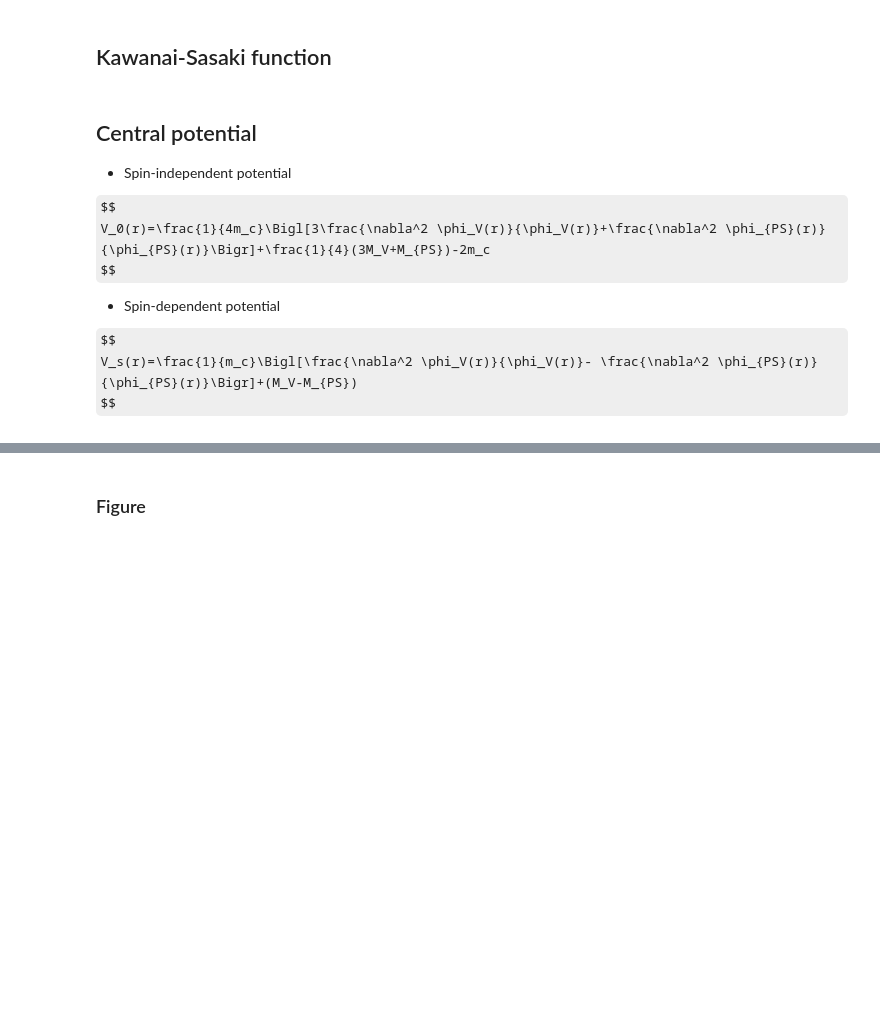
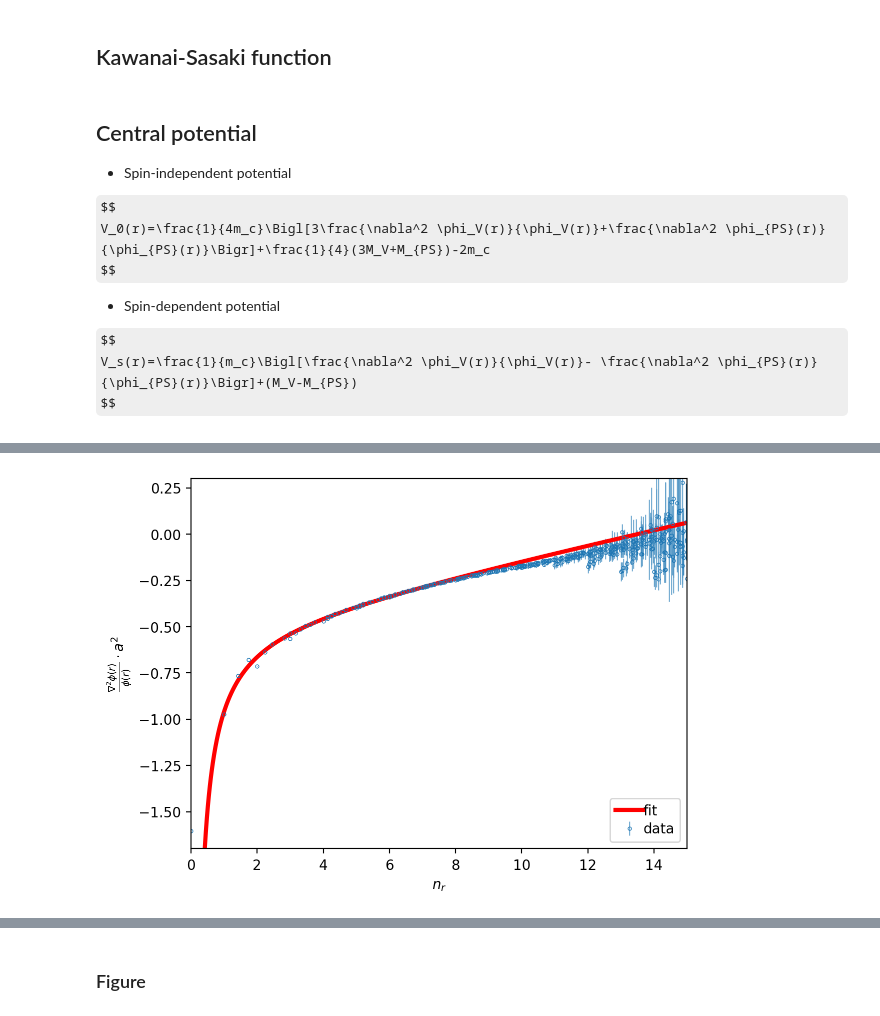
Before and after one commit to tinikov/lqcd, a Jupyter notebook: ccbar:analysis/4pt-analysis.ipynb, the cells around one changed output, grey strips where cells are left out. Cells and saved outputs as stored; diff of their text form; code cells hidden in the pictures; some formulas as TeX source; blank space fills up the shorter version.

```diff
--- a/ccbar:analysis/4pt-analysis.ipynb
+++ b/ccbar:analysis/4pt-analysis.ipynb
@@ -344,0 +362,87 @@ for ig in range(2):
+# %%
+# Initialize
+ifname = f"result/{gauge[0]}/potential/sphr.v0.+29.txt"
+
+rfit_min = 0.01
+rfit_max = 12
+
+
+# Define Cornell potential
+def cornell(r, A, sigma, V0):
+    return -A / r + sigma * r + V0
+
+
+# Make data
+rawdata = np.loadtxt(ifname, dtype=np.float64)[0:xyz_cube]
+
+mask = (rawdata[:, 0] > rfit_min) & (rawdata[:, 0] < rfit_max)
+subdata = rawdata[mask]
+sorted_indices = np.argsort(subdata[:, 0])
+
+fitdata = subdata[sorted_indices]
+
+fitsites = fitdata[:, 0]
+fitprev = fitdata[:, 1]
+fiterr = fitdata[:, 2]
+
+# Fit
+para = {
+    "A": 1,
+    "sigma": 0.1,
+    "V0": 0.01,
+}
+least_squares = LeastSquares(fitsites, fitprev, fiterr, cornell)
+m = Minuit(least_squares, **para)
+m.migrad()
+
+# Print result
+# df = np.shape(fitdata)[0] - 3 - 1
+# chi = m.fval
+# print(f"χ^2/df = {chi / df}")
+fig, ax = plt.subplots()
+
+errbar_plot_style = {
+    "fmt": ".",
+    "markersize": 5,
+    "markeredgewidth": 0.5,
+    "linewidth": 0.5,
+    "color": "tab:blue",
+    # "markerfacecolor": "white",
+    "fillstyle": "none",
+}
+
+plot_style = {
+    "linewidth": 3,
+    "color": "red",
+}
+
+legend_style = {
+    "loc": 4,
+    "handletextpad": 0,
+    "labelspacing": 0.3,
+}
+
+ax.errorbar(
+    rawdata[:, 0], rawdata[:, 1], rawdata[:, 2], label="data", **errbar_plot_style
+)
+x_fit = np.arange(0.01, 28, 0.01)
+ax.plot(x_fit, cornell(x_fit, *m.values), label="fit", **plot_style)
+
+ax.legend(**legend_style)
+
+ax.set_xlabel(r"$n_r$")
+ax.set_xlim(0, 15)
+
+ax.set_ylabel(r"$\frac{\nabla^2\phi(r)}{\phi(r)}\cdot a^2$")
+ax.set_ylim(-1.7, 0.3)
+
+plt.plot()
+plt.show()
+plt.close()
+
+print(f"V0(r) = -{m.values["A"]}/r + {m.values["sigma"]}r + {m.values["V0"]}")
+print(f"sigma: {m.values["sigma"]}")
+print(f"sqrt sigma: {m.values["sigma"] ** 0.5 * a_invrs}")
+print(f"String tension: {m.values["sigma"] * a_invrs / a * 1000} [MeV/fm]")
+# %% [output]
+[figure, added]
```
Also changed, not shown: parts of 16 cells of this notebook.
